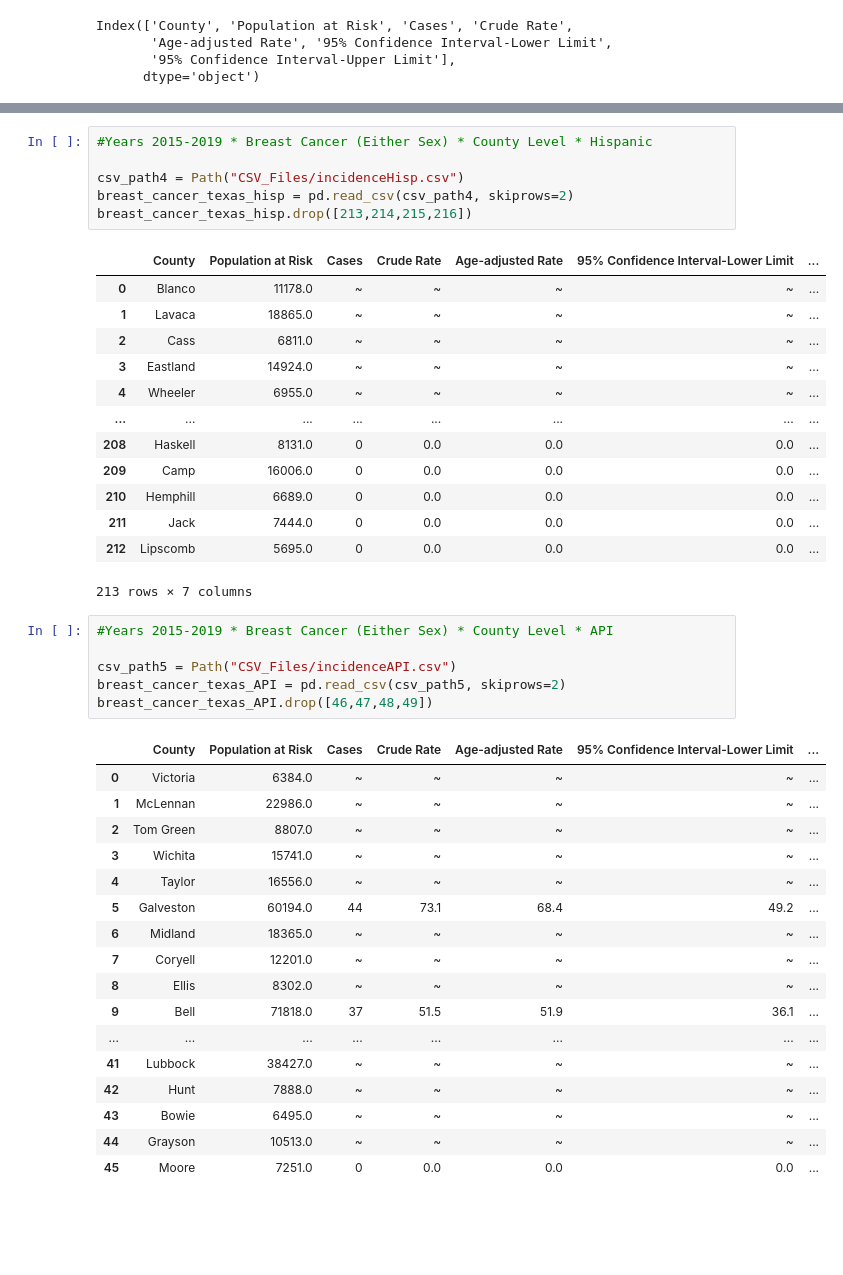
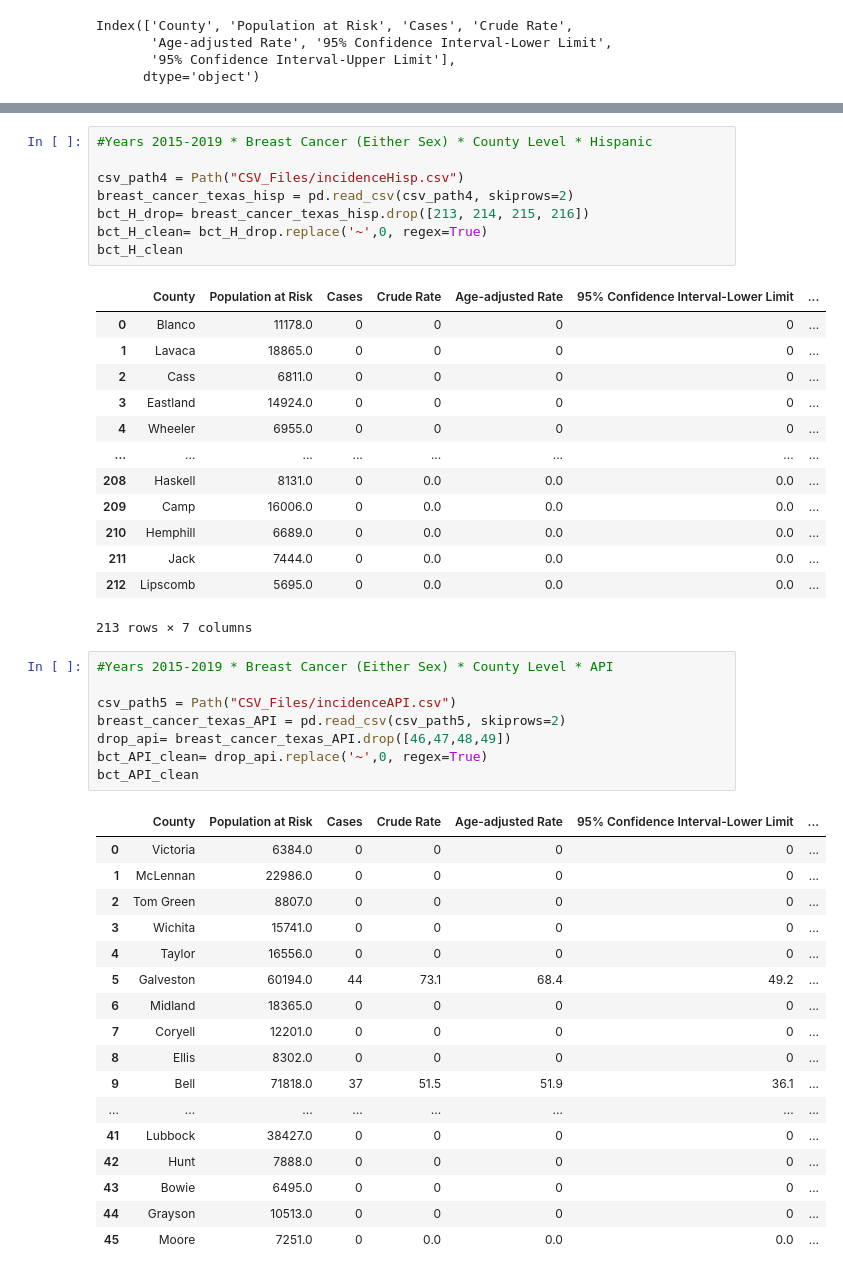
Before and after one commit to emilymees/Project-One, a Jupyter notebook: Shelby/breastcancer.ipynb, the cells around one changed output, grey strips where cells are left out. Cells and saved outputs as stored; diff of their text form; blank space fills up the shorter version.

Commit message:
cleaned data

```diff
--- a/Shelby/breastcancer.ipynb
+++ b/Shelby/breastcancer.ipynb
@@ -80,14 +87,16 @@ breast_cancer_texas_NHB.drop([113, 114, 115, 116])
 
 csv_path4 = Path("CSV_Files/incidenceHisp.csv")
 breast_cancer_texas_hisp = pd.read_csv(csv_path4, skiprows=2)
-breast_cancer_texas_hisp.drop([213,214,215,216])
+bct_H_drop= breast_cancer_texas_hisp.drop([213, 214, 215, 216])
+bct_H_clean= bct_H_drop.replace('~',0, regex=True)
+bct_H_clean
 # %% [output]
 |  | County | Population at Risk | Cases | Crude Rate | Age-adjusted Rate | 95% Confidence Interval-Lower Limit | ... |
-| 0 | Blanco | 11178.0 | ~ | ~ | ~ | ~ | ... |
-| 1 | Lavaca | 18865.0 | ~ | ~ | ~ | ~ | ... |
-| 2 | Cass | 6811.0 | ~ | ~ | ~ | ~ | ... |
-| 3 | Eastland | 14924.0 | ~ | ~ | ~ | ~ | ... |
-| 4 | Wheeler | 6955.0 | ~ | ~ | ~ | ~ | ... |
+| 0 | Blanco | 11178.0 | 0 | 0 | 0 | 0 | ... |
+| 1 | Lavaca | 18865.0 | 0 | 0 | 0 | 0 | ... |
+| 2 | Cass | 6811.0 | 0 | 0 | 0 | 0 | ... |
+| 3 | Eastland | 14924.0 | 0 | 0 | 0 | 0 | ... |
+| 4 | Wheeler | 6955.0 | 0 | 0 | 0 | 0 | ... |
 | ... | ... | ... | ... | ... | ... | ... | ... |
 | 208 | Haskell | 8131.0 | 0 | 0.0 | 0.0 | 0.0 | ... |
 | 209 | Camp | 16006.0 | 0 | 0.0 | 0.0 | 0.0 | ... |
@@ -98,26 +107,28 @@ breast_cancer_texas_hisp.drop([213,214,215,216])
 # %%
 #Years 2015-2019 * Breast Cancer (Either Sex) * County Level * API
 
 csv_path5 = Path("CSV_Files/incidenceAPI.csv")
 breast_cancer_texas_API = pd.read_csv(csv_path5, skiprows=2)
-breast_cancer_texas_API.drop([46,47,48,49])
+drop_api= breast_cancer_texas_API.drop([46,47,48,49])
+bct_API_clean= drop_api.replace('~',0, regex=True)
+bct_API_clean
 # %% [output]
 |  | County | Population at Risk | Cases | Crude Rate | Age-adjusted Rate | 95% Confidence Interval-Lower Limit | ... |
-| 0 | Victoria | 6384.0 | ~ | ~ | ~ | ~ | ... |
-| 1 | McLennan | 22986.0 | ~ | ~ | ~ | ~ | ... |
-| 2 | Tom Green | 8807.0 | ~ | ~ | ~ | ~ | ... |
-| 3 | Wichita | 15741.0 | ~ | ~ | ~ | ~ | ... |
-| 4 | Taylor | 16556.0 | ~ | ~ | ~ | ~ | ... |
+| 0 | Victoria | 6384.0 | 0 | 0 | 0 | 0 | ... |
+| 1 | McLennan | 22986.0 | 0 | 0 | 0 | 0 | ... |
+| 2 | Tom Green | 8807.0 | 0 | 0 | 0 | 0 | ... |
+| 3 | Wichita | 15741.0 | 0 | 0 | 0 | 0 | ... |
+| 4 | Taylor | 16556.0 | 0 | 0 | 0 | 0 | ... |
 | 5 | Galveston | 60194.0 | 44 | 73.1 | 68.4 | 49.2 | ... |
-| 6 | Midland | 18365.0 | ~ | ~ | ~ | ~ | ... |
-| 7 | Coryell | 12201.0 | ~ | ~ | ~ | ~ | ... |
-| 8 | Ellis | 8302.0 | ~ | ~ | ~ | ~ | ... |
+| 6 | Midland | 18365.0 | 0 | 0 | 0 | 0 | ... |
+| 7 | Coryell | 12201.0 | 0 | 0 | 0 | 0 | ... |
+| 8 | Ellis | 8302.0 | 0 | 0 | 0 | 0 | ... |
 | 9 | Bell | 71818.0 | 37 | 51.5 | 51.9 | 36.1 | ... |
 | ... | ... | ... | ... | ... | ... | ... | ... |
-| 41 | Lubbock | 38427.0 | ~ | ~ | ~ | ~ | ... |
-| 42 | Hunt | 7888.0 | ~ | ~ | ~ | ~ | ... |
-| 43 | Bowie | 6495.0 | ~ | ~ | ~ | ~ | ... |
-| 44 | Grayson | 10513.0 | ~ | ~ | ~ | ~ | ... |
+| 41 | Lubbock | 38427.0 | 0 | 0 | 0 | 0 | ... |
+| 42 | Hunt | 7888.0 | 0 | 0 | 0 | 0 | ... |
+| 43 | Bowie | 6495.0 | 0 | 0 | 0 | 0 | ... |
+| 44 | Grayson | 10513.0 | 0 | 0 | 0 | 0 | ... |
 | 45 | Moore | 7251.0 | 0 | 0.0 | 0.0 | 0.0 | ... |
 # %%
 #Years 2015-2019 * Breast Cancer (Either Sex) * County Level * Native American & Alaskans
```
Also changed, not shown: parts of 4 cells of this notebook.
